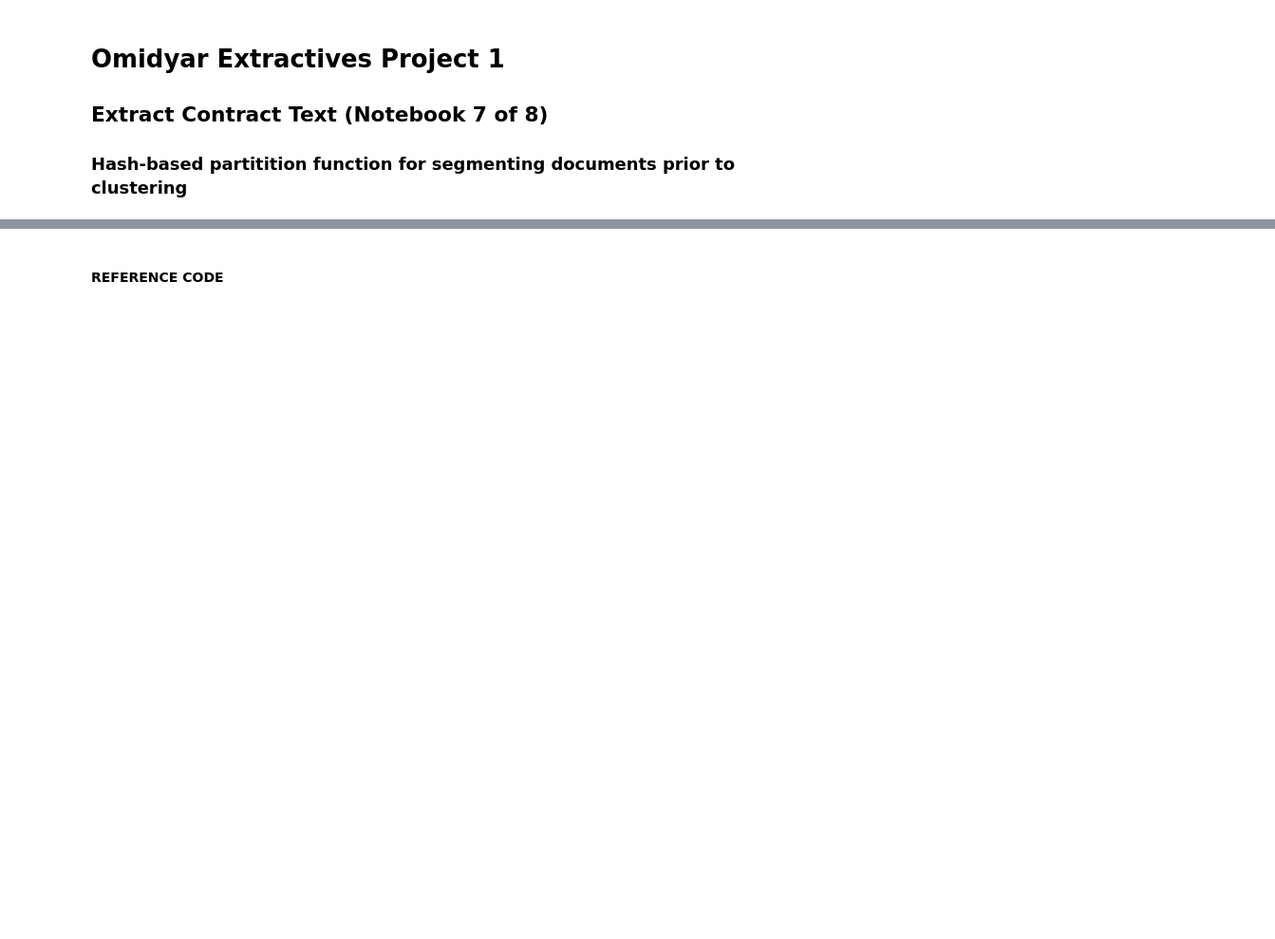
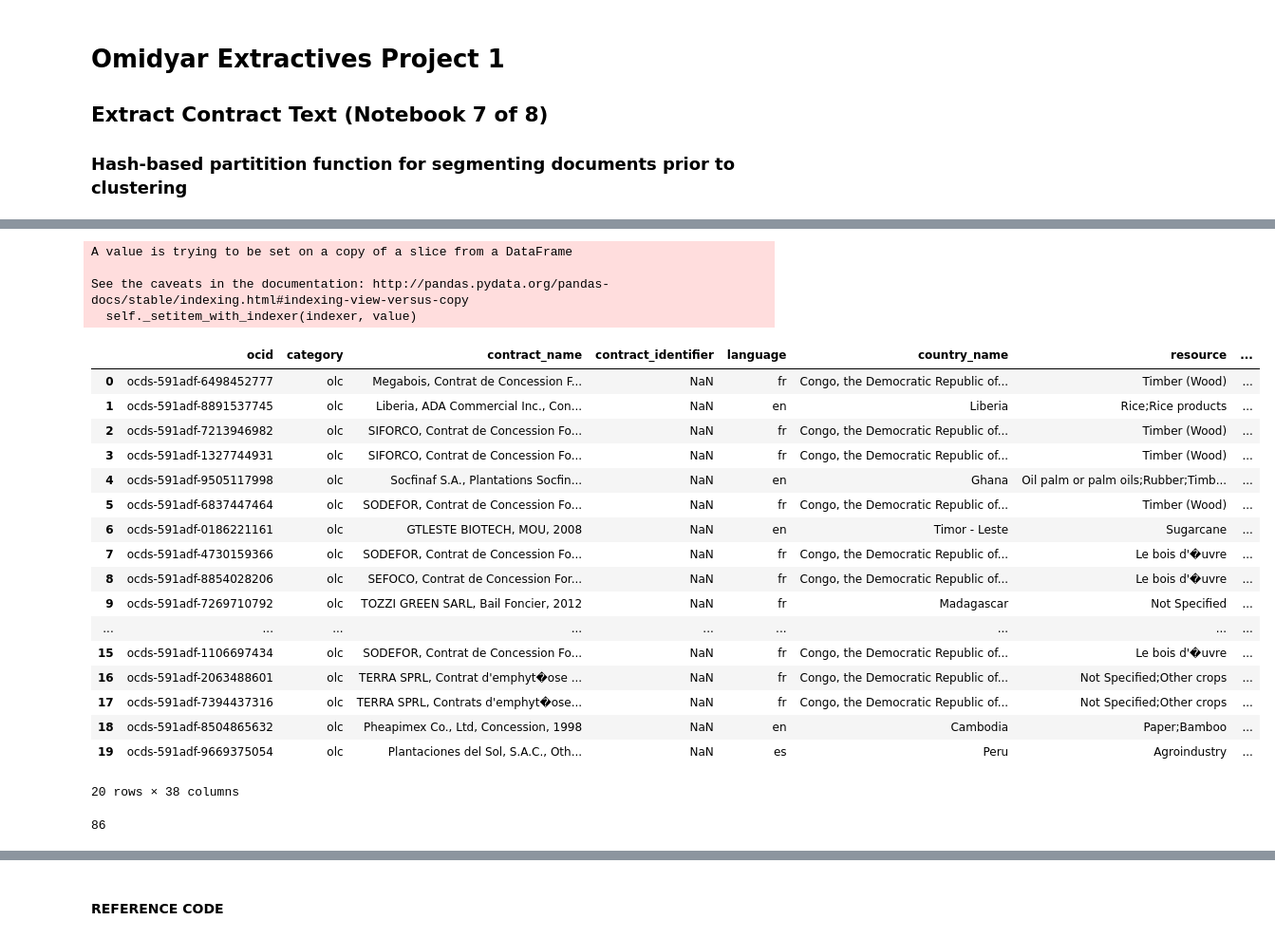
Before and after one commit to datakind/NRGI_Extractives_Contract_Toolkit, a Jupyter notebook: 7_Rolling_Hash_Function.ipynb, the cells around one changed output, grey strips where cells are left out. Shown: that part at 95% size. Saved outputs shown, nothing was run; the diff lists cells and outputs as text; code cells hidden in the pictures; blank space fills up the shorter version.

Commit message:
added template identification in jupyter; modularization tbd

```diff
--- a/7_Rolling_Hash_Function.ipynb
+++ b/7_Rolling_Hash_Function.ipynb
@@ -47,0 +148,8 @@ of the USSR to the United Nations."
+# %%
+for i in xrange(len(G.node)):
+    for j in xrange(len(G.node)):
+        if j>i:
+            try:
+                print i,j,G.get_edge_data(i,j)['weight']
+            except:
+                pass
@@ -47,0 +212,25 @@ of the USSR to the United Nations."
+# %%
+### COLLECT RESULTS: cluster and subcluster
+alphabet = list(map(chr,range(65,91)))
+clusters = find_cluster_louvain(G,minCluster=0)
+
+# build final output
+# label every node by format category
+OUT = []
+for i,cluster in enumerate(clusters):
+    if len(cluster) > 50:
+        Gsub = G.subgraph(cluster)
+        subclusters = find_cluster_louvain(Gsub,minCluster=0)
+        for j,subcluster in enumerate(subclusters):
+            label = str(i+1) + str(alphabet[j])
+            for node in subcluster:
+                OUT.append(base_output(G,node,label))
+    else:
+        label = str(i+1)
+        for node in cluster:
+            OUT.append(base_output(G,node,label))
+
+if oneoffs:
+    ilabel = 'oneoff'
+    for node in oneoffs:
+        OUT.append(base_output(Goneoffs,node,ilabel))
@@ -48 +255,39 @@ of the USSR to the United Nations."
+# %%
+df['template'] = None
+for k in OUT:
+    ix = df[df.ocid==k[0]].index.values[0]
+    df['template'].iloc[ix] = k[1]
+# %% [output]
+A value is trying to be set on a copy of a slice from a DataFrame
+
+See the caveats in the documentation: http://pandas.pydata.org/pandas-docs/stable/indexing.html#indexing-view-versus-copy
+  self._setitem_with_indexer(indexer, value)
+# %%
+df.head(20)
+# %% [output]
+|  | ocid | category | contract_name | contract_identifier | language | country_name | resource | ... |
+| 0 | ocds-591adf-6498452777 | olc | Megabois, Contrat de Concession F... | NaN | fr | Congo, the Democratic Republic of... | Timber (Wood) | ... |
+| 1 | ocds-591adf-8891537745 | olc | Liberia, ADA Commercial Inc., Con... | NaN | en | Liberia | Rice;Rice products | ... |
+| 2 | ocds-591adf-7213946982 | olc | SIFORCO, Contrat de Concession Fo... | NaN | fr | Congo, the Democratic Republic of... | Timber (Wood) | ... |
+| 3 | ocds-591adf-1327744931 | olc | SIFORCO, Contrat de Concession Fo... | NaN | fr | Congo, the Democratic Republic of... | Timber (Wood) | ... |
+| 4 | ocds-591adf-9505117998 | olc | Socfinaf S.A., Plantations Socfin... | NaN | en | Ghana | Oil palm or palm oils;Rubber;Timb... | ... |
+| 5 | ocds-591adf-6837447464 | olc | SODEFOR, Contrat de Concession Fo... | NaN | fr | Congo, the Democratic Republic of... | Timber (Wood) | ... |
+| 6 | ocds-591adf-0186221161 | olc | GTLESTE BIOTECH, MOU, 2008 | NaN | en | Timor - Leste | Sugarcane | ... |
+| 7 | ocds-591adf-4730159366 | olc | SODEFOR, Contrat de Concession Fo... | NaN | fr | Congo, the Democratic Republic of... | Le bois d'�uvre | ... |
+| 8 | ocds-591adf-8854028206 | olc | SEFOCO, Contrat de Concession For... | NaN | fr | Congo, the Democratic Republic of... | Le bois d'�uvre | ... |
+| 9 | ocds-591adf-7269710792 | olc | TOZZI GREEN SARL, Bail Foncier, 2012 | NaN | fr | Madagascar | Not Specified | ... |
+| ... | ... | ... | ... | ... | ... | ... | ... | ... |
+| 15 | ocds-591adf-1106697434 | olc | SODEFOR, Contrat de Concession Fo... | NaN | fr | Congo, the Democratic Republic of... | Le bois d'�uvre | ... |
+| 16 | ocds-591adf-2063488601 | olc | TERRA SPRL, Contrat d'emphyt�ose ... | NaN | fr | Congo, the Democratic Republic of... | Not Specified;Other crops | ... |
+| 17 | ocds-591adf-7394437316 | olc | TERRA SPRL, Contrats d'emphyt�ose... | NaN | fr | Congo, the Democratic Republic of... | Not Specified;Other crops | ... |
+| 18 | ocds-591adf-8504865632 | olc | Pheapimex Co., Ltd, Concession, 1998 | NaN | en | Cambodia | Paper;Bamboo | ... |
+| 19 | ocds-591adf-9669375054 | olc | Plantaciones del Sol, S.A.C., Oth... | NaN | es | Peru | Agroindustry | ... |
+20 rows × 38 columns
+# %%
+from fuzzywuzzy import fuzz
+longstr1 = df.iloc[5].contract_text_clean
+longstr2 = df.iloc[14].contract_text_clean
+fuzz.ratio(longstr1, longstr2)
+# %% [output]
+86
 # %%
```
Also changed, not shown: parts of 12 cells of this notebook, 3 other files.
